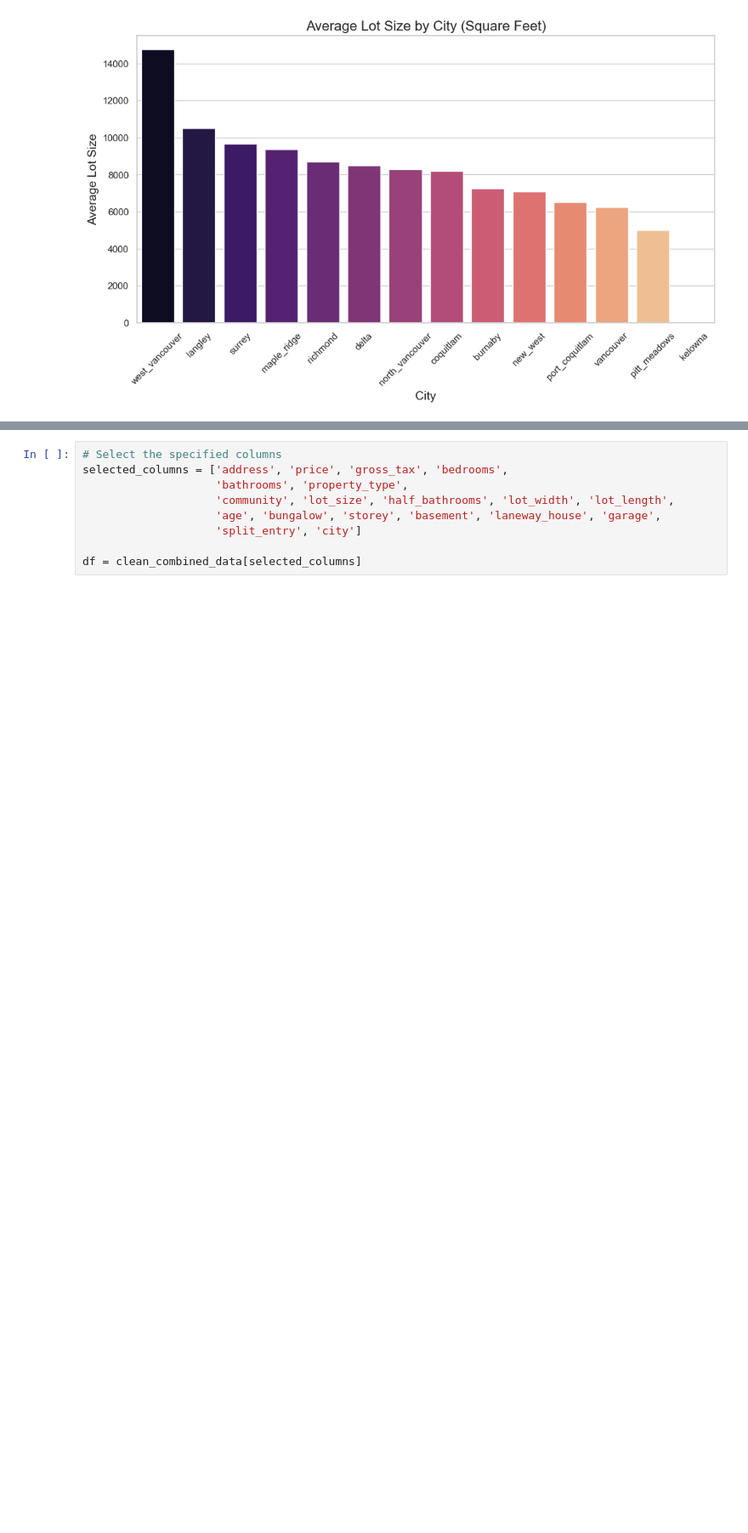
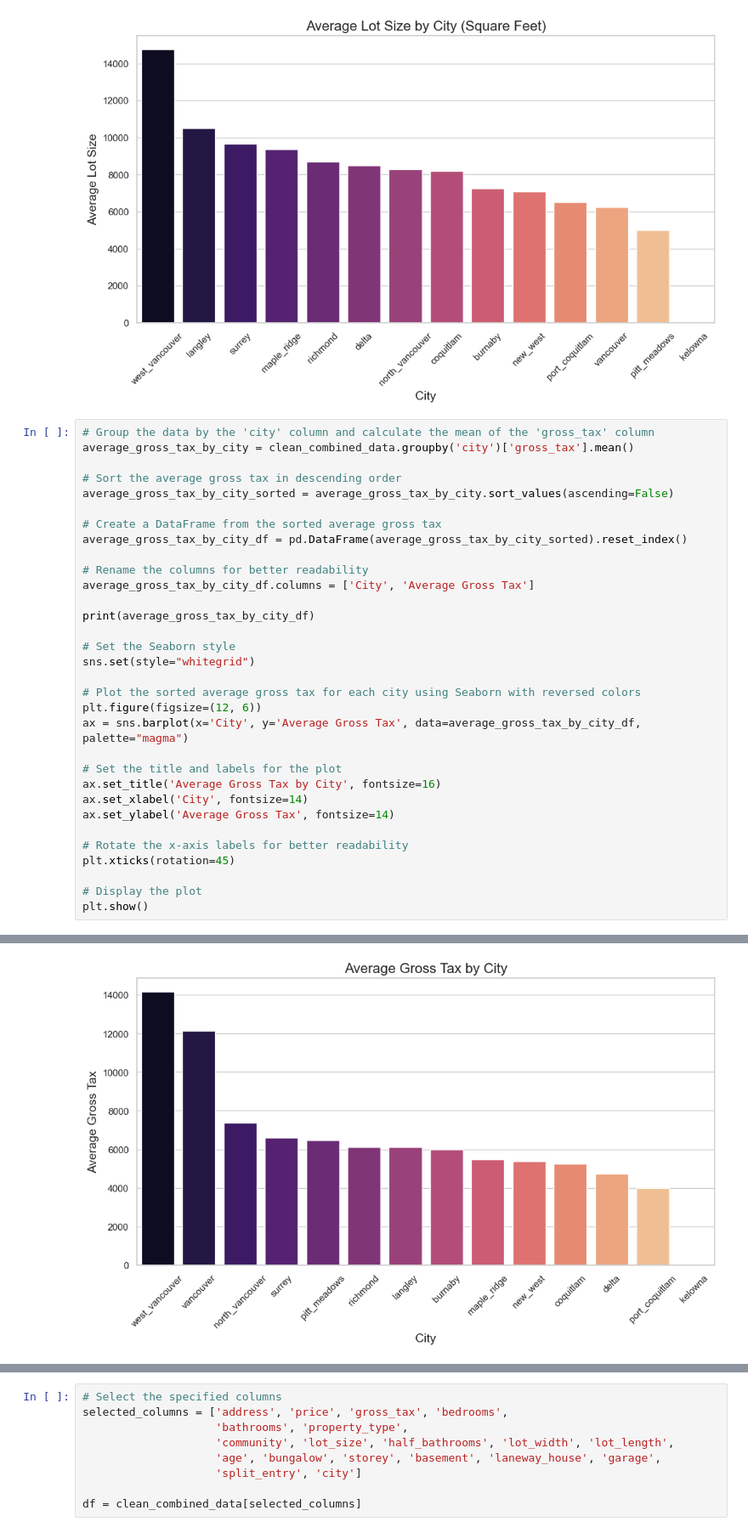
Before and after one commit to Real-Estate-Predictor/Real-Estate-Predictor-V2, a Jupyter notebook: visualize/plots.ipynb, the cells around one changed output, grey strips where cells are left out. Shown: that part at 85% size. Saved outputs shown, nothing was run; the diff lists cells and outputs as text; blank space fills up the shorter version.

```diff
--- a/visualize/plots.ipynb
+++ b/visualize/plots.ipynb
@@ -257,3 +257,36 @@ plt.xticks(rotation=45)
 plt.show()
 # %% [output]
 [figure]
+# %%
+# Group the data by the 'city' column and calculate the mean of the 'gross_tax' column
+average_gross_tax_by_city = clean_combined_data.groupby('city')['gross_tax'].mean()
+
+# Sort the average gross tax in descending order
+average_gross_tax_by_city_sorted = average_gross_tax_by_city.sort_values(ascending=False)
+
+# Create a DataFrame from the sorted average gross tax
+average_gross_tax_by_city_df = pd.DataFrame(average_gross_tax_by_city_sorted).reset_index()
+
+# Rename the columns for better readability
+average_gross_tax_by_city_df.columns = ['City', 'Average Gross Tax']
+
+print(average_gross_tax_by_city_df)
+
+# Set the Seaborn style
+sns.set(style="whitegrid")
+
+# Plot the sorted average gross tax for each city using Seaborn with reversed colors
+plt.figure(figsize=(12, 6))
+ax = sns.barplot(x='City', y='Average Gross Tax', data=average_gross_tax_by_city_df, palette="magma")
+
+# Set the title and labels for the plot
+ax.set_title('Average Gross Tax by City', fontsize=16)
+ax.set_xlabel('City', fontsize=14)
+ax.set_ylabel('Average Gross Tax', fontsize=14)
+
+# Rotate the x-axis labels for better readability
+plt.xticks(rotation=45)
+
+# Display the plot
+plt.show()
+# %% [output]
@@ -260,3 +308,4 @@ plt.show()
+[figure, added]
 # %%
 
 # Get the unique city names
```
Also changed, not shown: parts of 3 cells of this notebook, 10 other files.
